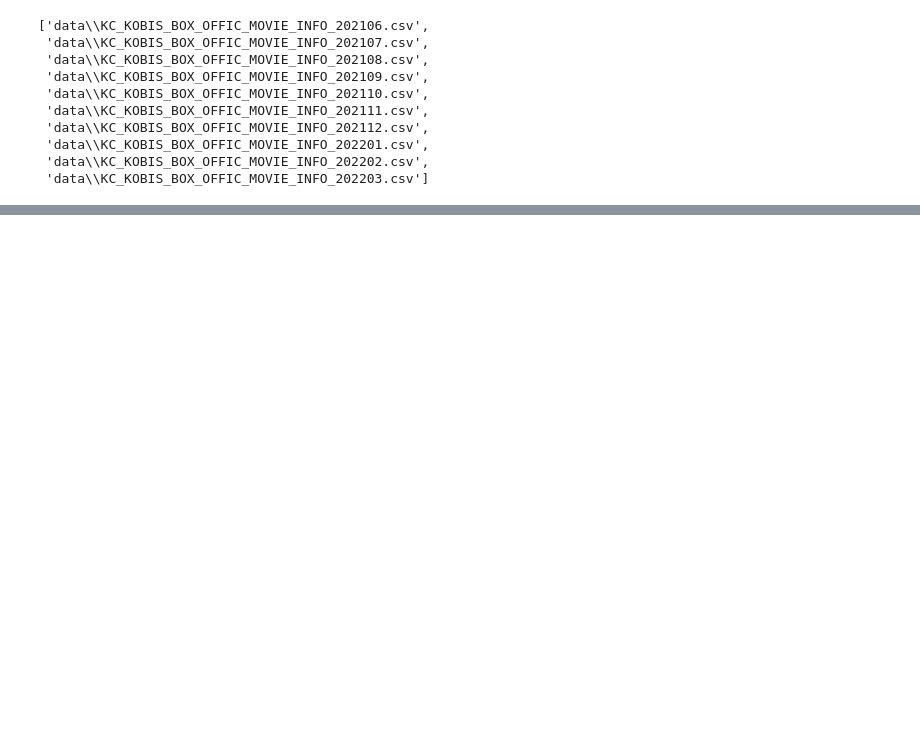
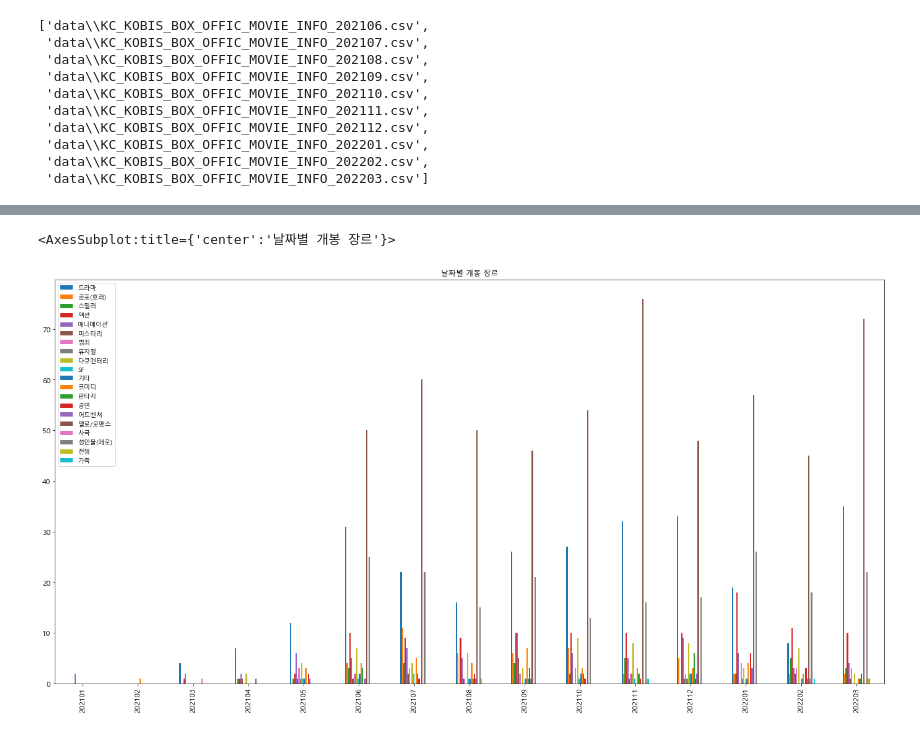
Before and after one commit to CoffeeShelter/PopularMovie, a Jupyter notebook: movies.ipynb, the cells around one changed output, grey strips where cells are left out. Drawn from its saved outputs; the diff is of its cells as text; code cells hidden in the pictures; blank space fills up the shorter version.

```diff
--- a/movies.ipynb
+++ b/movies.ipynb
@@ -47,0 +66,18 @@ mvs
+# %%
+
+
+for i in range(len(mvs)):
+    mvs.loc[i, 'OPEN_DE'] = mvs.loc[i, 'OPEN_DE'].replace('-','')[:6]
+
+# 개볼날짜 2020년 10월인 데이터 제거
+spac = mvs[mvs['OPEN_DE'].str.contains('202010')].index
+mvs.drop(spac, inplace=True)
+mvs.reset_index(inplace=True)
+
+genre_nms = mvs['GENRE_NM'].unique().tolist() # 장르
+open_de = mvs['OPEN_DE'].unique().tolist() # 개봉 날짜
+open_de.sort()
+
+print(genre_nms)
+print(open_de)
+genre_count = [[0 for col in range(len(genre_nms))] for row in range(len(open_de))]
@@ -47,0 +87,11 @@ mvs
+# %%
+for i in range(len(mvs)):
+    genre = mvs.loc[i, 'GENRE_NM']
+    de = mvs.loc[i, 'OPEN_DE']
+
+    genre_index = genre_nms.index(genre)
+    de_index = open_de.index(de)
+
+    genre_count[de_index][genre_index] += 1
+
+print(genre_count)
@@ -47,0 +100,4 @@ mvs
+# %%
+result_df = pd.DataFrame(genre_count, index=open_de, columns=genre_nms)
+
+result_df
@@ -47,0 +121,8 @@ mvs
+# %%
+font_name = matplotlib.font_manager.FontProperties(fname='C:/Windows/Fonts/malgun.ttf').get_name()
+matplotlib.rc('font', family=font_name)
+
+result_df.plot(kind='bar', title='날짜별 개봉 장르', figsize=(24, 12), legend=True, fontsize=12)
+# %% [output]
+<AxesSubplot:title={'center':'날짜별 개봉 장르'}>
+[figure, added]
```
Also changed, not shown: parts of 6 cells of this notebook, 1 other file.
